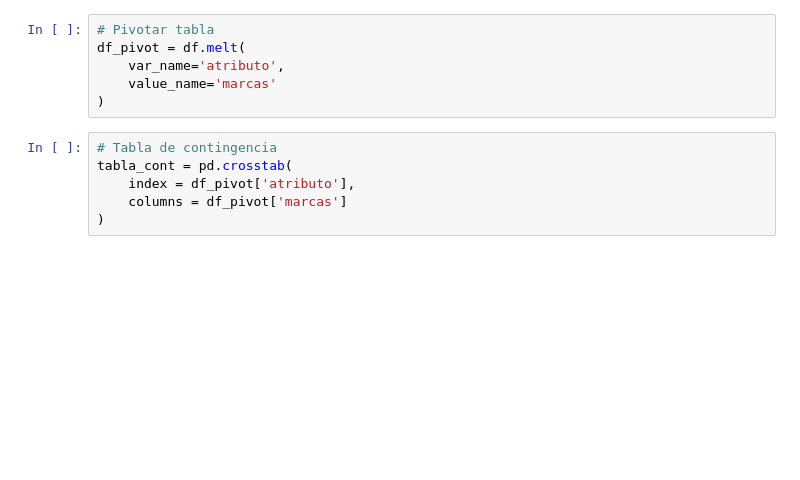
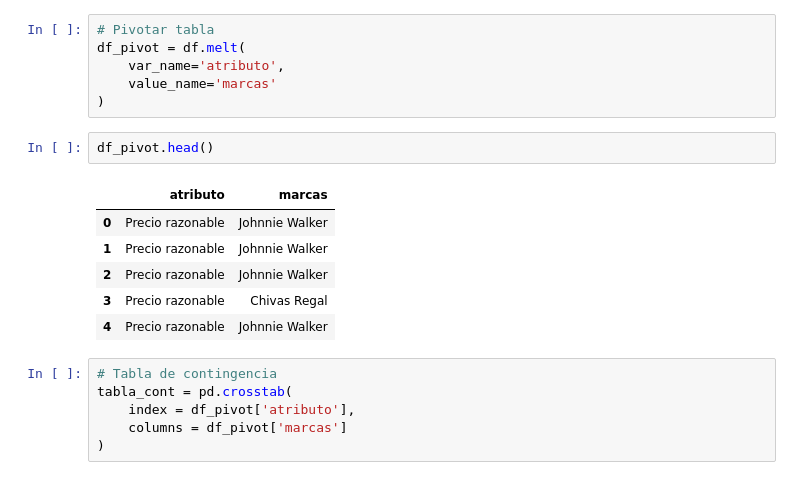
Before and after one commit to auzaluis/upsa_mod_202501, a Jupyter notebook: whisky/01_script_anacor_whisky.ipynb, the cells around one changed output. Cells and saved outputs as stored; diff of their text form; blank space fills up the shorter version.

```diff
--- a/whisky/01_script_anacor_whisky.ipynb
+++ b/whisky/01_script_anacor_whisky.ipynb
@@ -23,6 +23,15 @@ df_pivot = df.melt(
     var_name='atributo',
     value_name='marcas'
 )
+# %%
+df_pivot.head()
+# %% [output]
+|  | atributo | marcas |
+| 0 | Precio razonable | Johnnie Walker |
+| 1 | Precio razonable | Johnnie Walker |
+| 2 | Precio razonable | Johnnie Walker |
+| 3 | Precio razonable | Chivas Regal |
+| 4 | Precio razonable | Johnnie Walker |
 # %%
 # Tabla de contingencia
 tabla_cont = pd.crosstab(
```
Also changed, not shown: parts of 8 cells of this notebook.
